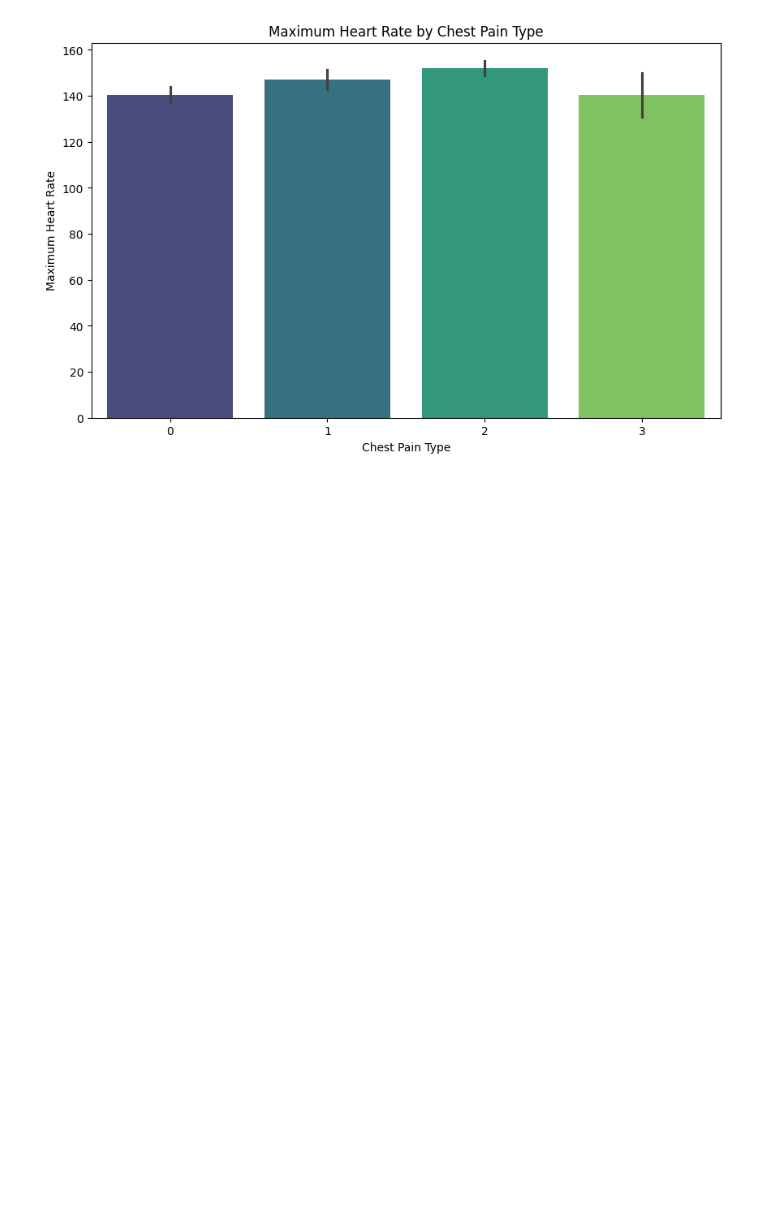
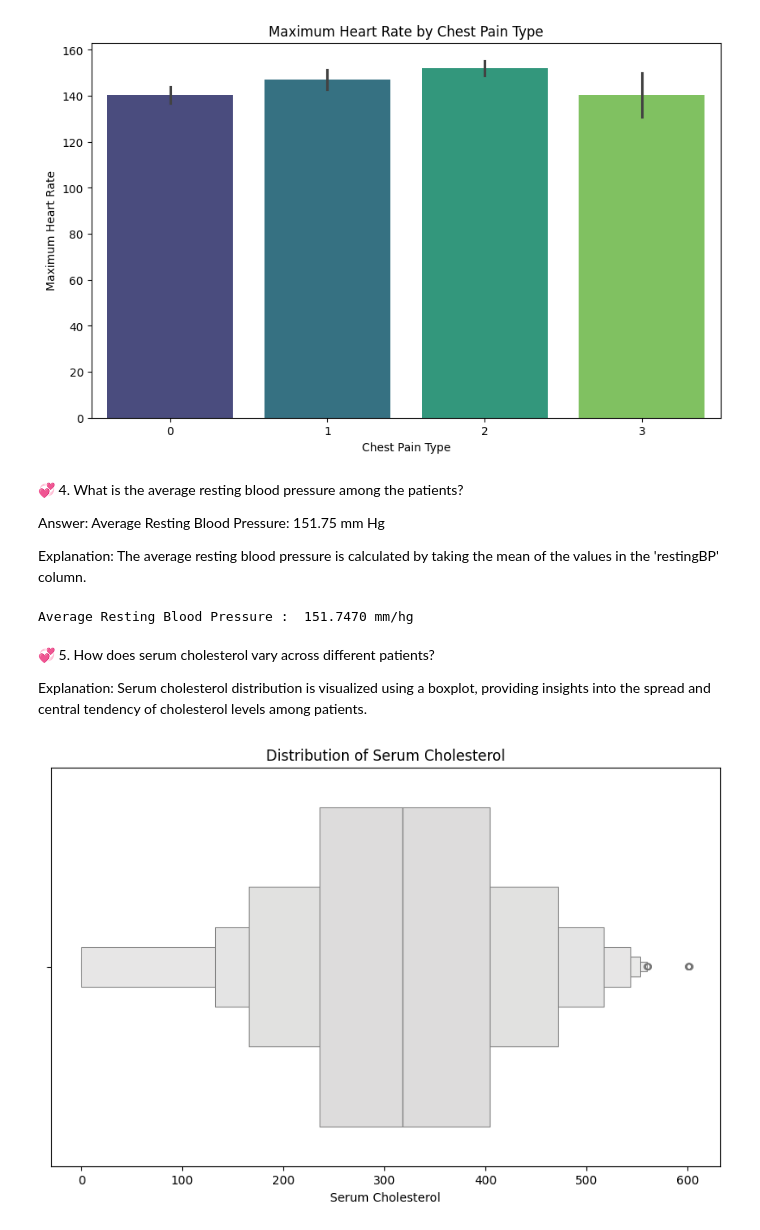
Before and after one commit to AvinandanRoy/DataAnalysis, a Jupyter notebook: CVDs.ipynb, the cells around one changed output. Saved outputs shown, nothing was run; the diff lists cells and outputs as text; code cells hidden in the pictures; blank space fills up the shorter version.

Commit message:
visualizing

```diff
--- a/CVDs.ipynb
+++ b/CVDs.ipynb
@@ -155,3 +155,26 @@ plt.ylabel('Maximum Heart Rate')
 plt.show()
 # %% [output]
 [figure]
+# %% [markdown]
+💞 4. What is the average resting blood pressure among the patients?
+
+Answer: Average Resting Blood Pressure: 151.75 mm Hg
+
+Explanation: The average resting blood pressure is calculated by taking the mean of the values in the 'restingBP' column.
+# %%
+average_resting_bp = df['restingBP'].mean()
+print(f'Average Resting Blood Pressure : {average_resting_bp: .4f} mm/hg')
+# %% [output]
+Average Resting Blood Pressure :  151.7470 mm/hg
+# %% [markdown]
+💞 5. How does serum cholesterol vary across different patients?
+
+Explanation: Serum cholesterol distribution is visualized using a boxplot, providing insights into the spread and central tendency of cholesterol levels among patients.
+# %%
+plt.figure(figsize=(10,6))
+sns.boxenplot(x='serumcholestrol', data= df , palette= 'coolwarm')
+plt.title('Distribution of Serum Cholesterol')
+plt.xlabel('Serum Cholesterol')
+plt.show()
+# %% [output]
+[figure, added]
```
Also changed, not shown: parts of 5 cells of this notebook.
